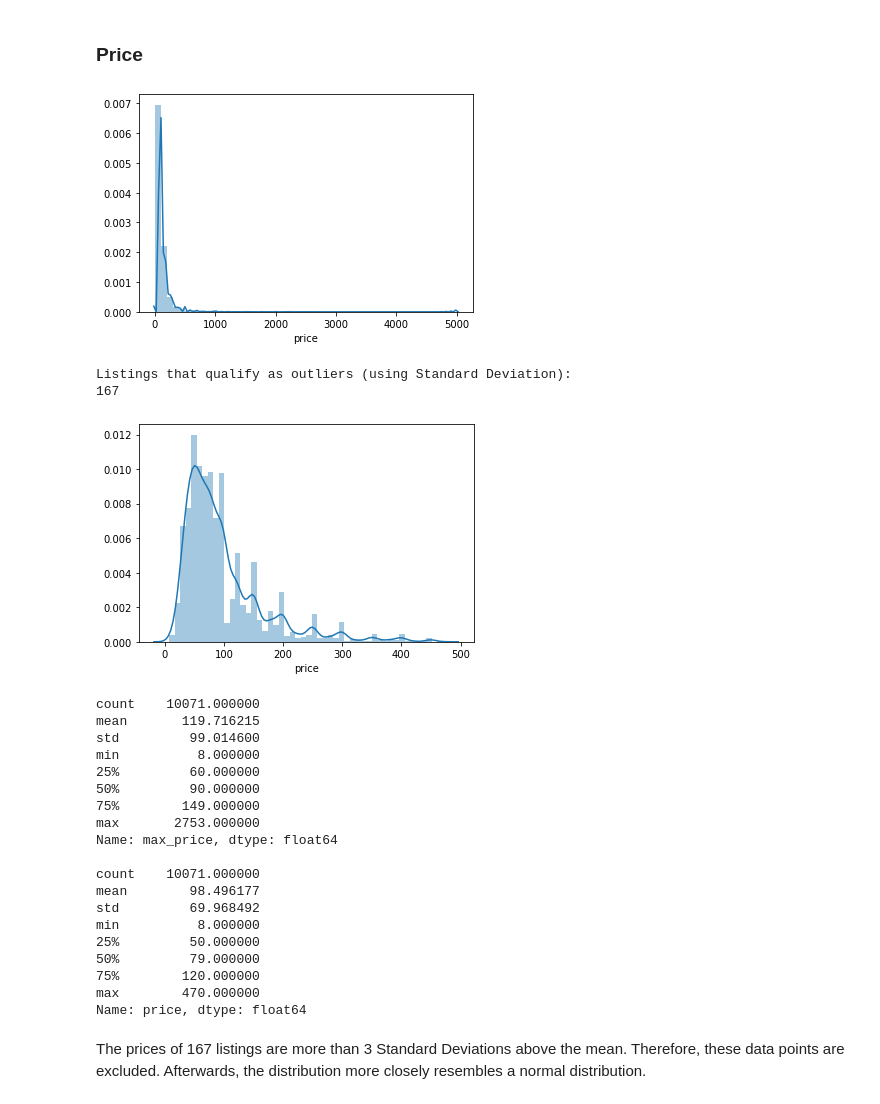
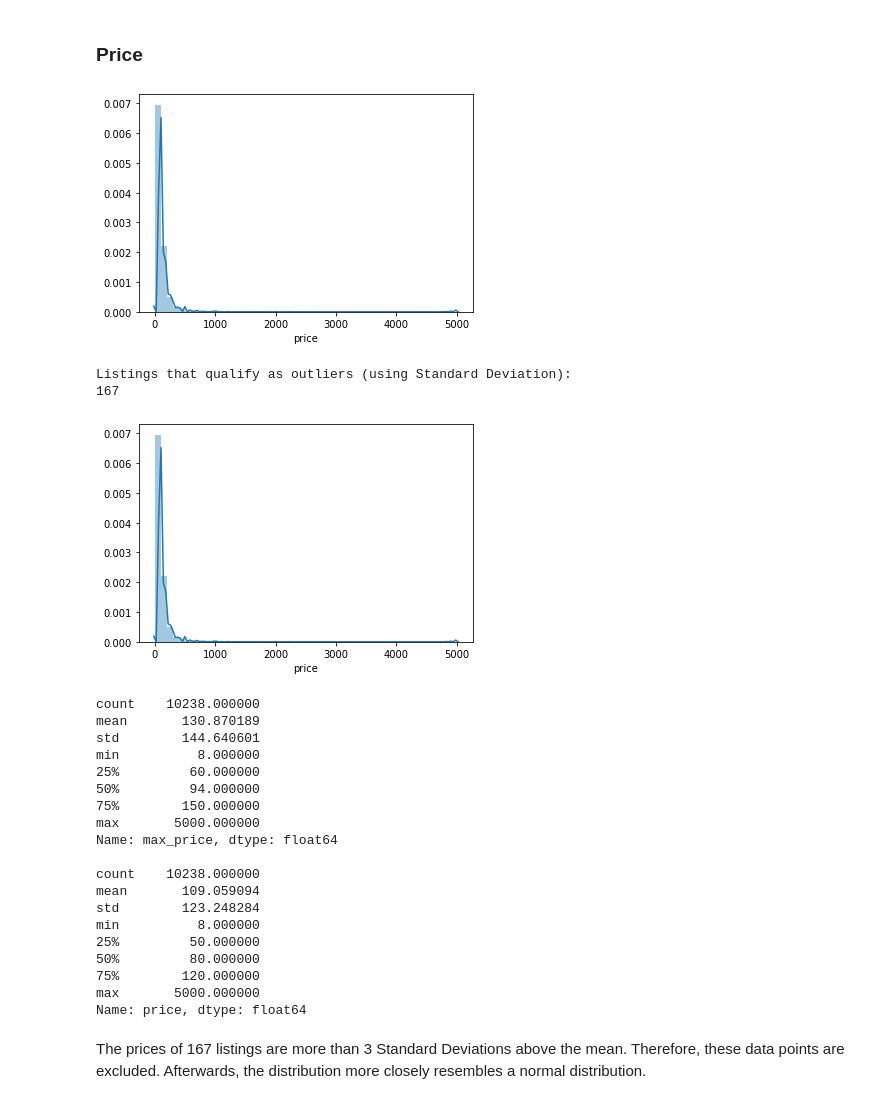
Before and after one commit to dschweim/DataMiningAirbnb, a Jupyter notebook: AirbnbMunich.ipynb, the cells around one changed output. Cells and saved outputs as stored; diff of their text form; code cells hidden in the pictures.

Commit message:
Change name munich in munihc_preprocessed
FOR PRICE

```diff
--- a/AirbnbMunich.ipynb
+++ b/AirbnbMunich.ipynb
@@ -131,62 +131,62 @@ Name: zipcode, Length: 167, dtype: int64
 ### Price
 # %%
 # convert column price and extra people to float values without leading $ sign
-munich['price'] = munich['price'].replace( '[\$,)]','', regex=True ).astype(float)
-munich['extra_people'] = munich['extra_people'].replace( '[\$,)]','', regex=True ).astype(float)
+munich_preprocessed['price'] = munich_preprocessed['price'].replace( '[\$,)]','', regex=True ).astype(float)
+munich_preprocessed['extra_people'] = munich_preprocessed['extra_people'].replace( '[\$,)]','', regex=True ).astype(float)
 
 #examine distribution
-sns.distplot(munich['price'])
+sns.distplot(munich_preprocessed['price'])
 plt.show()
 
 #outlier detection
-price_std = np.std(munich['price'])
-price_mean = np.mean(munich['price'])
+price_std = np.std(munich_preprocessed['price'])
+price_mean = np.mean(munich_preprocessed['price'])
 print("Listings that qualify as outliers (using Standard Deviation):")
-print(munich[munich['price'] > (price_mean + (3*price_std))]['price'].count())
-munich = munich[munich['price'] <= (price_mean + (3*price_std))]
+print(munich_preprocessed[munich_preprocessed['price'] > (price_mean + (3*price_std))]['price'].count())
+munich = munich_preprocessed[munich_preprocessed['price'] <= (price_mean + (3*price_std))]
 
 #examine distribution again
-sns.distplot(munich['price'])
+sns.distplot(munich_preprocessed['price'])
 plt.show()
 
 #create variable accounting for maximium price of each listing
-for i, row in munich.iterrows():
+for i, row in munich_preprocessed.iterrows():
     if row.guests_included < row.accommodates:
-        munich.loc[i, 'max_price'] = row.price + (row.accommodates - row.guests_included) * row.extra_people
+        munich_preprocessed.loc[i, 'max_price'] = row.price + (row.accommodates - row.guests_included) * row.extra_people
     else:
-        munich.loc[i, 'max_price'] = row.price
+        munich_preprocessed.loc[i, 'max_price'] = row.price
 
-print(munich['max_price'].describe())
+print(munich_preprocessed['max_price'].describe())
 print()
-print(munich['price'].describe())
+print(munich_preprocessed['price'].describe())
 
-munich = munich.drop(columns = ['guests_included', 'extra_people'])
+munich_preprocessed = munich_preprocessed.drop(columns = ['guests_included', 'extra_people'])
 
 #scaler = preprocessing.StandardScaler()
 #munich[['price', 'max_price']] = scaler.fit_transform(munich[['price', 'max_price']])
 # %% [output]
 [figure]
 Listings that qualify as outliers (using Standard Deviation):
 167
-[figure, old version]
+[figure, new version]
-count    10071.000000
-mean       119.716215
-std         99.014600
+count    10238.000000
+mean       130.870189
+std        144.640601
 min          8.000000
 25%         60.000000
-50%         90.000000
-75%        149.000000
-max       2753.000000
+50%         94.000000
+75%        150.000000
+max       5000.000000
 Name: max_price, dtype: float64
 
-count    10071.000000
-mean        98.496177
-std         69.968492
+count    10238.000000
+mean       109.059094
+std        123.248284
 min          8.000000
 25%         50.000000
-50%         79.000000
+50%         80.000000
 75%        120.000000
-max        470.000000
+max       5000.000000
 Name: price, dtype: float64
 # %% [markdown]
 The prices of 167 listings are more than 3 Standard Deviations above the mean. Therefore, these data points are excluded. Afterwards, the distribution more closely resembles a normal distribution.
```
